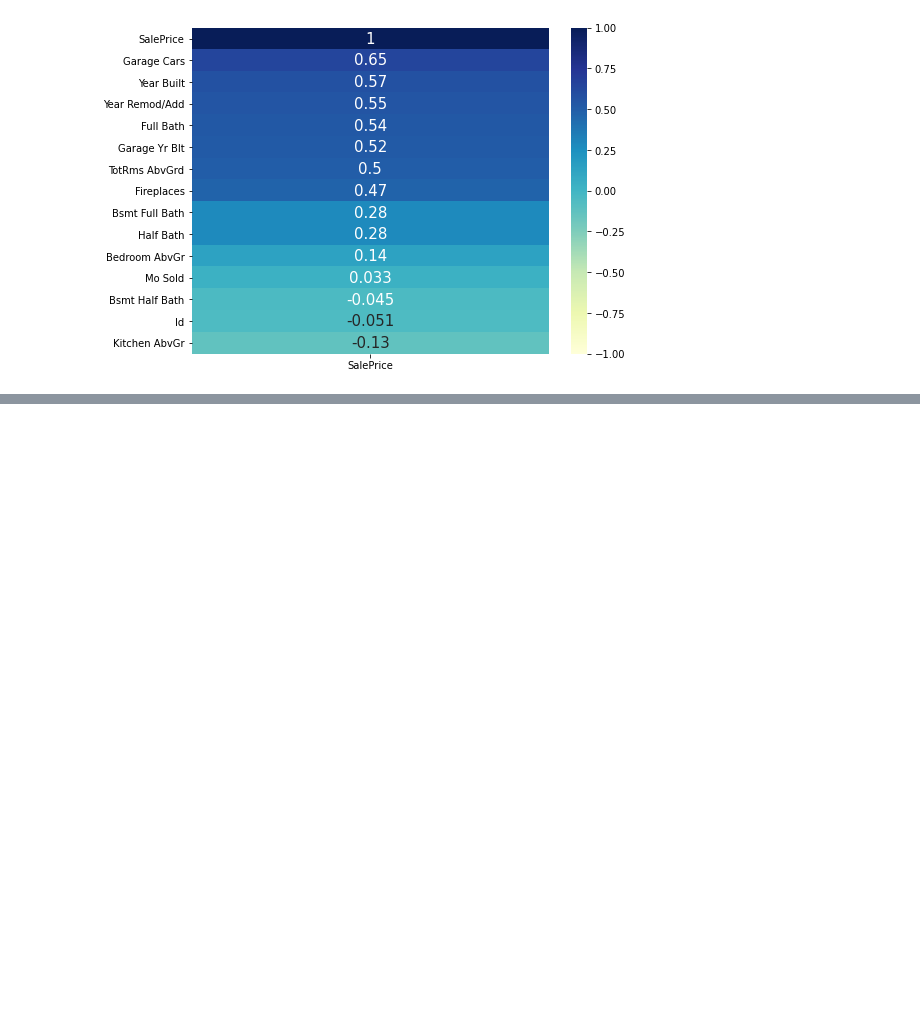
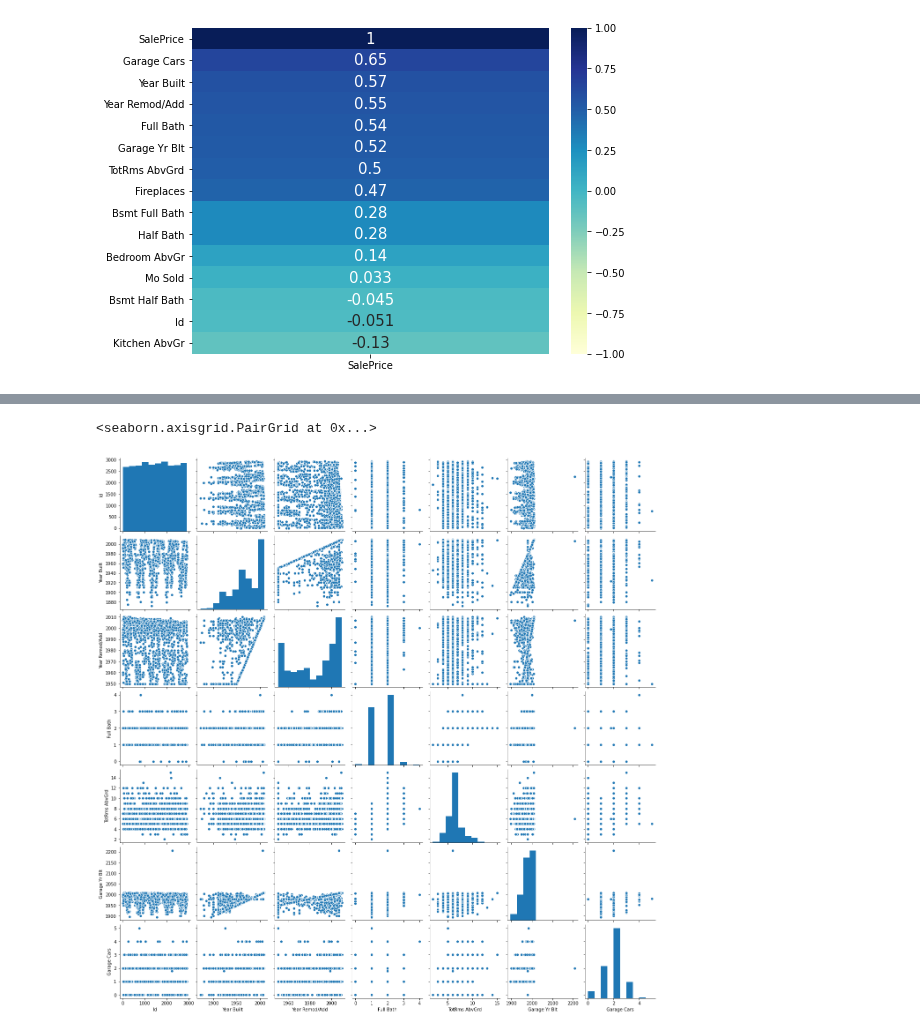
Before and after one commit to amcurley/GA_projects, a Jupyter notebook: Projects/project_2-master/descrete_cleaning.ipynb, the cells around one changed output, grey strips where cells are left out. Drawn from its saved outputs; the diff is of its cells as text; code cells hidden in the pictures; blank space fills up the shorter version.

```diff
--- a/Projects/project_2-master/descrete_cleaning.ipynb
+++ b/Projects/project_2-master/descrete_cleaning.ipynb
@@ -148,3 +126,40 @@ sns.heatmap(discrete_columns_train.corr()[['SalePrice']].sort_values(by="SalePri
            vmin=-1, vmax=1, );
 # %% [output]
 [figure]
+# %%
+# Discrete functin -- gets columns that are greater than .50 and
+def over_fifty(train, test):
+
+    # This gets the columns that are greater than .50 correlation with 'SalePrice'
+    corr_over_fifty_cols = train.columns[train.corr()['SalePrice'] > .50] # Credit to Eric Heidbreder
+
+    # Training correlation over .50
+    final_df_train = train[corr_over_fifty_cols[:-1]]
+    final_df_train = final_df_train.join(train['Id'])
+
+    # Reorder the columns so 'Id' is first
+    cols = list(final_df_train.columns)
+    cols = [cols[-1]] + cols[:-1]
+    final_df_train = final_df_train[cols]
+
+    # Testing correlation over .50
+    final_df_test = test[corr_over_fifty_cols[:-1]]
+    final_df_test = final_df_test.join(test['Id'])
+
+    # Reorder the columns so 'Id' is first
+    cols = list(final_df_test.columns)
+    cols = [cols[-1]] + cols[:-1]
+    final_df_test = final_df_test[cols]
+
+    # Dropping features I do not want to use in my model because of multicollinearity and outliers
+    final_df_train.drop(columns=['Year Remod/Add', 'Garage Yr Blt'], inplace=True)
+    final_df_test.drop(columns=['Year Remod/Add', 'Garage Yr Blt'], inplace=True)
+
+    # Send out the csv to main merging function
+    final_df_train.to_csv('../project_2-master/datasets/discrete_train.csv', index=False)
+    final_df_test.to_csv('../project_2-master/datasets/discrete_test.csv', index=False)
+
+    return final_df_test
+
+    # Comment first return and uncomment this to see pairplot
+    #return sns.pairplot(final_df_test)
@@ -150,0 +184,5 @@ sns.heatmap(discrete_columns_train.corr()[['SalePrice']].sort_values(by="SalePri
+# %%
+over_fifty(discrete_columns_train, discrete_columns_test)
+# %% [output]
+<seaborn.axisgrid.PairGrid at 0x...>
+[figure, added]
```
Also changed, not shown: parts of 9 cells of this notebook, 33 other files.
